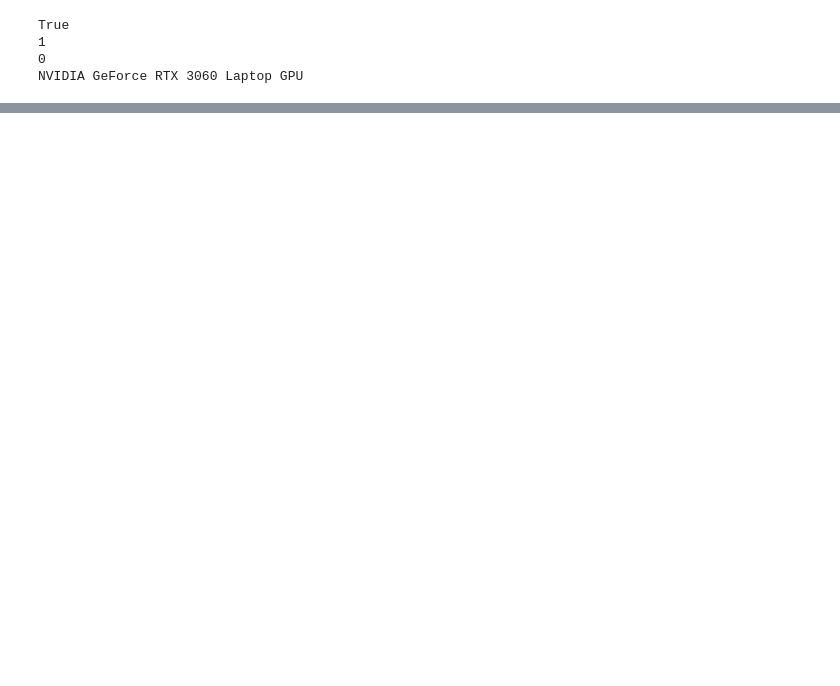
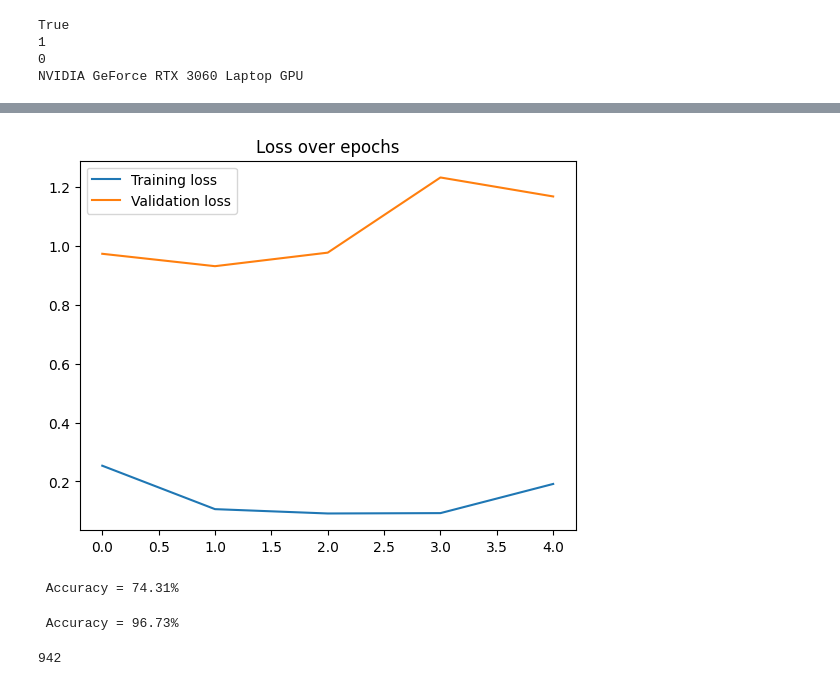
Before and after one commit to davidpetrov/Google-Landmark-Recognition-2021, a Jupyter notebook: data-exploration.ipynb, the cells around one changed output, grey strips where cells are left out. Saved outputs shown, nothing was run; the diff lists cells and outputs as text; code cells hidden in the pictures; blank space fills up the shorter version.

Commit message:
working dataset and training of baseline (wrong accurracy calculation)

```diff
--- a/data-exploration.ipynb
+++ b/data-exploration.ipynb
@@ -488,6 +529,28 @@ def train(model,
         model.train()
         running_loss = 0.0
         for images, labels in tqdm(train_data_loader, desc='Training loop'):
+            # Print labels to debug
+            # print(f"Labels before moving to device: {labels}")
+            # print(f"Labels dtype: {labels.dtype}, Labels min: {labels.min()}, Labels max: {labels.max()}")
+
+            # Ensure labels are within the valid range
+            # assert labels.min() >= 0 and labels.max() < 339, "Label out of range"
+
+            # Print images shape and check for NaN or Inf values
+            # print(f"Images shape: {images.shape}")
+            assert not torch.isnan(images).any(), "Image tensor contains NaN"
+            assert not torch.isinf(images).any(), "Image tensor contains Inf"
+
+            # Ensure images are of type float
+            images = images.float()
+
+            # Print detailed info before moving to device
+            # print(f"Images shape before moving to device: {images.shape}")
+            # print(f"Images dtype before moving to device: {images.dtype}")
+            # print(f"Device: {device}")
+            # print(f"Labels shape before moving to device: {labels.shape}")
+            # print(f"Labels dtype before moving to device: {labels.dtype}")
+
             # Move inputs and labels to the device
             images, labels = images.to(device), labels.to(device)
 
@@ -497,7 +560,7 @@ def train(model,
             loss.backward()
             optimizer.step()
             running_loss += loss.item() * labels.size(0)
-        train_loss = running_loss / len(train_loader.dataset)
+        train_loss = running_loss / len(train_data_loader.dataset)
         train_losses.append(train_loss)
 
         # Validation phase
@@ -511,7 +574,7 @@ def train(model,
                 outputs = model(images)
                 loss = criterion(outputs, labels)
                 running_loss += loss.item() * labels.size(0)
-        valid_loss = running_loss / len(valid_loader.dataset)
+        valid_loss = running_loss / len(validation_data_loader.dataset)
         val_losses.append(valid_loss)
         print(f"Epoch {epoch+1}/{epochs} - Train loss: {train_loss}, Validation loss: {valid_loss}")
 
@@ -570,3 +631,0 @@ import timm
-# %%
-unique_classes = len(bg_train_df['landmark_id'].unique())
-unique_classes
@@ -575,5 +636,5 @@ unique_classes
 # %%
-efficient_net = PretrainedClassifier(num_classes=339,pretrained_model='efficientnet_b0',out_size=1280)
+efficient_net = PretrainedClassifier(num_classes=len(unique_classes),pretrained_model='efficientnet_b0',out_size=1280)
 # %%
 
 print(torch.cuda.is_available())  # Should return True
@@ -587,6 +648,5 @@ True
 NVIDIA GeForce RTX 3060 Laptop GPU
 # %%
 device = torch.device('cuda' if torch.cuda.is_available() else 'cpu')
-device = torch.device('cpu')
 device
 # %% [output]
@@ -665,0 +714,4 @@ Please supply at least one subcommand: build, check, develop, disable, enable, i
+# %%
+plot_losses(train_losses, val_losses)
+# %% [output]
+[figure, added]
@@ -665,0 +726,8 @@ Please supply at least one subcommand: build, check, develop, disable, enable, i
+# %%
+val_acc = accuracy(efficient_net, val_dataloader, device)
+# %% [output]
+ Accuracy = 74.31%
+# %%
+train_acc = accuracy(efficient_net, train_dataloader, device)
+# %% [output]
+ Accuracy = 96.73%
@@ -665,0 +749,4 @@ Please supply at least one subcommand: build, check, develop, disable, enable, i
+# %%
+len(predictions)
+# %% [output]
+942
```
Also changed, not shown: parts of 50 cells of this notebook, 1 other file.
